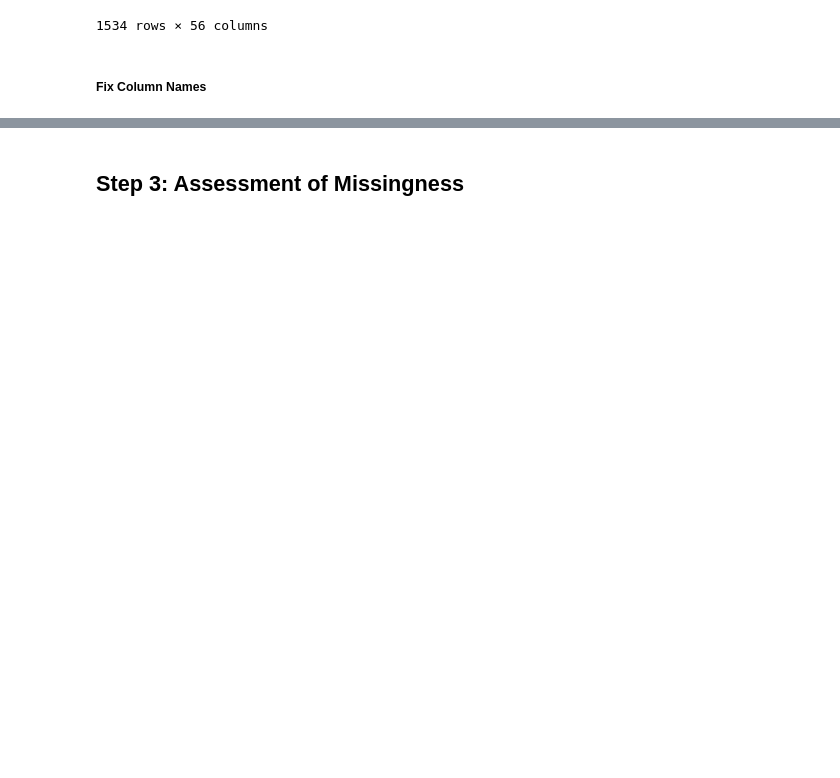
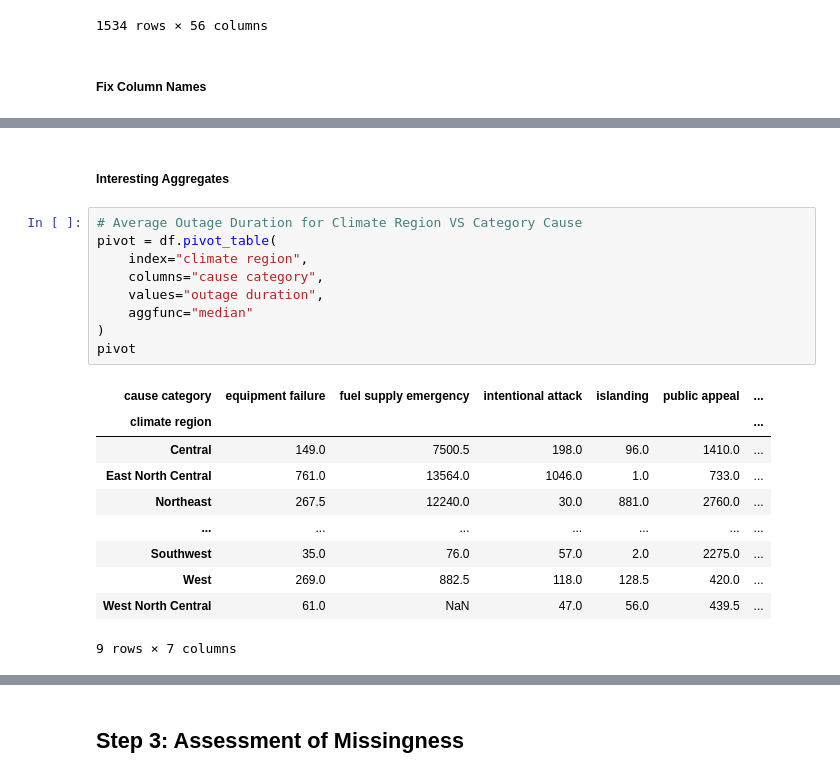
Before and after one commit to nimishamishra95/power-outage-analysis, a Jupyter notebook: template.ipynb, the cells around one changed output, grey strips where cells are left out. Cells and saved outputs as stored; diff of their text form; blank space fills up the shorter version.

```diff
--- a/template.ipynb
+++ b/template.ipynb
@@ -88,0 +527,22 @@ df
+# %% [markdown]
+##### Interesting Aggregates
+# %%
+# Average Outage Duration for Climate Region VS Category Cause
+pivot = df.pivot_table(
+    index="climate region",
+    columns="cause category",
+    values="outage duration",
+    aggfunc="median"
+)
+pivot
+# %% [output]
+| cause category | equipment failure | fuel supply emergency | intentional attack | islanding | public appeal | ... |
+| climate region |  |  |  |  |  | ... |
+| Central | 149.0 | 7500.5 | 198.0 | 96.0 | 1410.0 | ... |
+| East North Central | 761.0 | 13564.0 | 1046.0 | 1.0 | 733.0 | ... |
+| Northeast | 267.5 | 12240.0 | 30.0 | 881.0 | 2760.0 | ... |
+| ... | ... | ... | ... | ... | ... | ... |
+| Southwest | 35.0 | 76.0 | 57.0 | 2.0 | 2275.0 | ... |
+| West | 269.0 | 882.5 | 118.0 | 128.5 | 420.0 | ... |
+| West North Central | 61.0 | NaN | 47.0 | 56.0 | 439.5 | ... |
+9 rows × 7 columns
```
Also changed, not shown: parts of 27 cells of this notebook, 6 other files.
